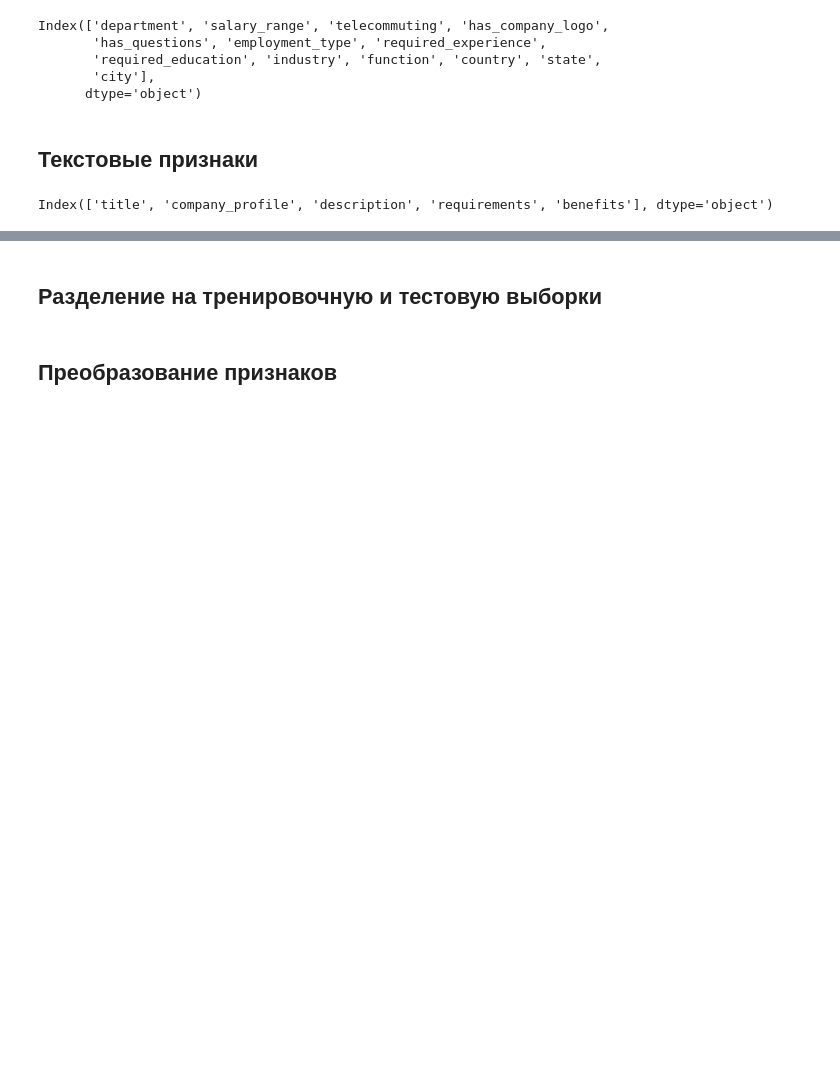
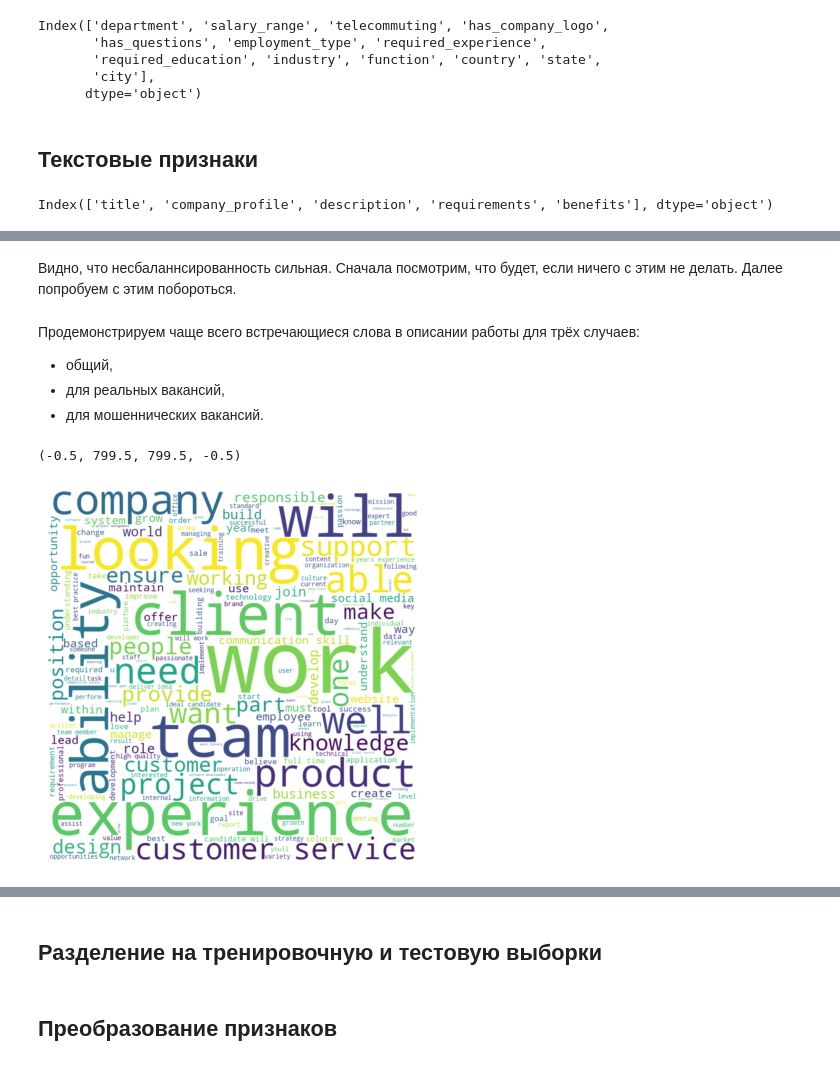
Before and after one commit to oleg-w570/real-or-fake-job-posting, a Jupyter notebook: real_or_fake_job_posting.ipynb, the cells around one changed output, grey strips where cells are left out. Drawn from its saved outputs; the diff is of its cells as text; code cells hidden in the pictures; blank space fills up the shorter version.

```diff
--- a/real_or_fake_job_posting.ipynb
+++ b/real_or_fake_job_posting.ipynb
@@ -226,0 +248,19 @@ data["combined_text"] = data["combined_text"].apply(clean_text)
+# %% [markdown]
+Видно, что несбаланнсированность сильная. Сначала посмотрим, что будет, если ничего с этим не делать. Далее попробуем с этим побороться.
+# %% [markdown]
+Продемонстрируем чаще всего встречающиеся слова в описании работы для трёх случаев:
+- общий,
+- для реальных вакансий,
+- для мошеннических вакансий.
+# %%
+from wordcloud import WordCloud
+
+wc = WordCloud(width=800, height=800, background_color="white").generate(
+    " ".join(data["combined_text"])
+)
+
+plt.imshow(wc, interpolation="bilinear")
+plt.axis("off")
+# %% [output]
+(-0.5, 799.5, 799.5, -0.5)
+[figure, added]
```
Also changed, not shown: parts of 32 cells of this notebook.
